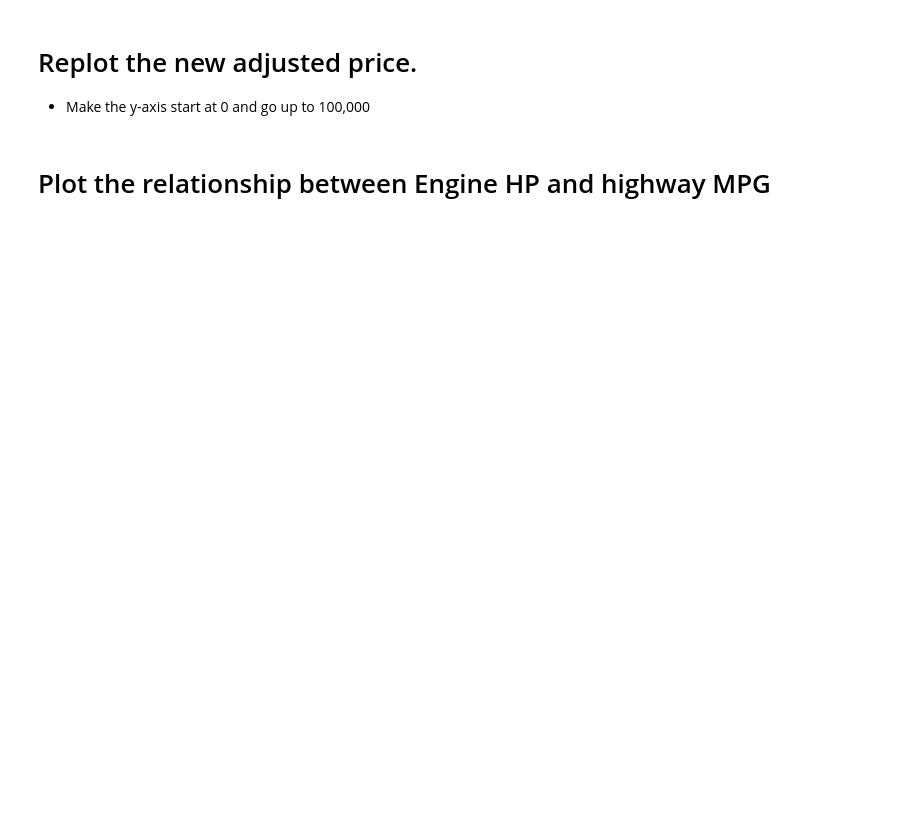
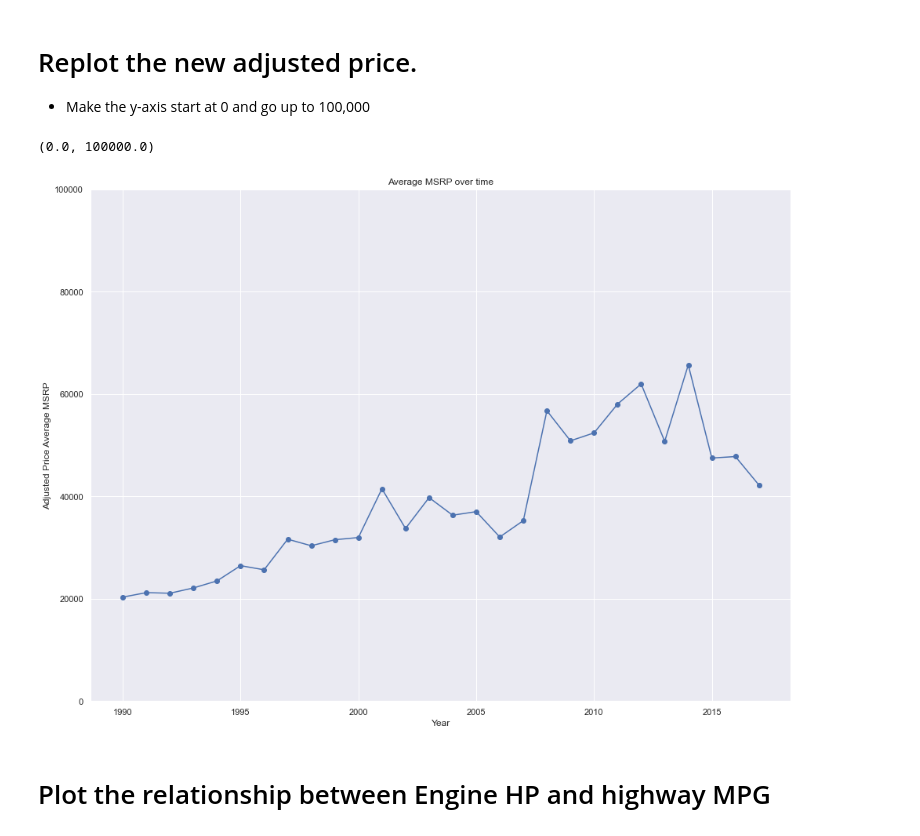
Before and after one commit to samihaque/my-2023-fall-data-science, a Jupyter notebook: Week-02-Data-Viz-EDA/sami.ipynb, the cells around one changed output. Cells and saved outputs as stored; diff of their text form; code cells hidden in the pictures; blank space fills up the shorter version.

```diff
--- a/Week-02-Data-Viz-EDA/sami.ipynb
+++ b/Week-02-Data-Viz-EDA/sami.ipynb
@@ -175,6 +197,11 @@ Make a new column that is called `adjusted_price`, that contains all prices, how
    * Hint; you might need to use our old friend `np.where`
 # %%
 # Make a column where is 10 when year is less than 2000, else 1.
+condition = df['Year']<=2000
+df["adjusted_price"] = np.where(condition, 10, 1)
 
 
 # Multiply the MSRP by the price adjuster.
+
+df["adjusted_price"] = df["MSRP"]* df["adjusted_price"]
+df.head(100)
@@ -186,2 +225,21 @@ Make a new column that is called `adjusted_price`, that contains all prices, how
+# %%
+# Plot new prices
+
+adjusted_price_average_MSRP = df.groupby("Year")['adjusted_price'].mean()
+
+plt.figure(figsize= (16, 12))
+
+plt.plot(adjusted_price_average_MSRP.index, adjusted_price_average_MSRP.values, marker ='o', linestyle= '-')
+
+plt.xlabel('Year')
+plt.ylabel('Adjusted Price Average MSRP')
+plt.title('Average MSRP over time')
+
+# Making the y-axis start at 0 and go up to 100,000
+
+plt.ylim(0, 100000)
+# %% [output]
+(0.0, 100000.0)
+[figure, added]
 # %% [markdown]
 # Plot the relationship between Engine HP and highway MPG
```
Also changed, not shown: parts of 21 cells of this notebook, 3 other files.
